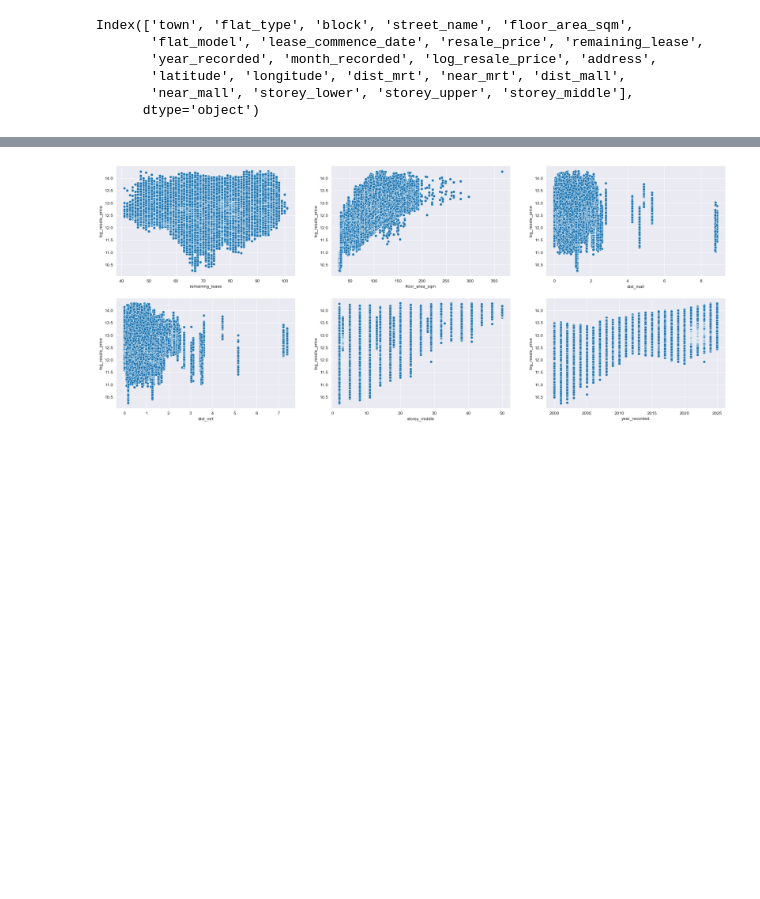
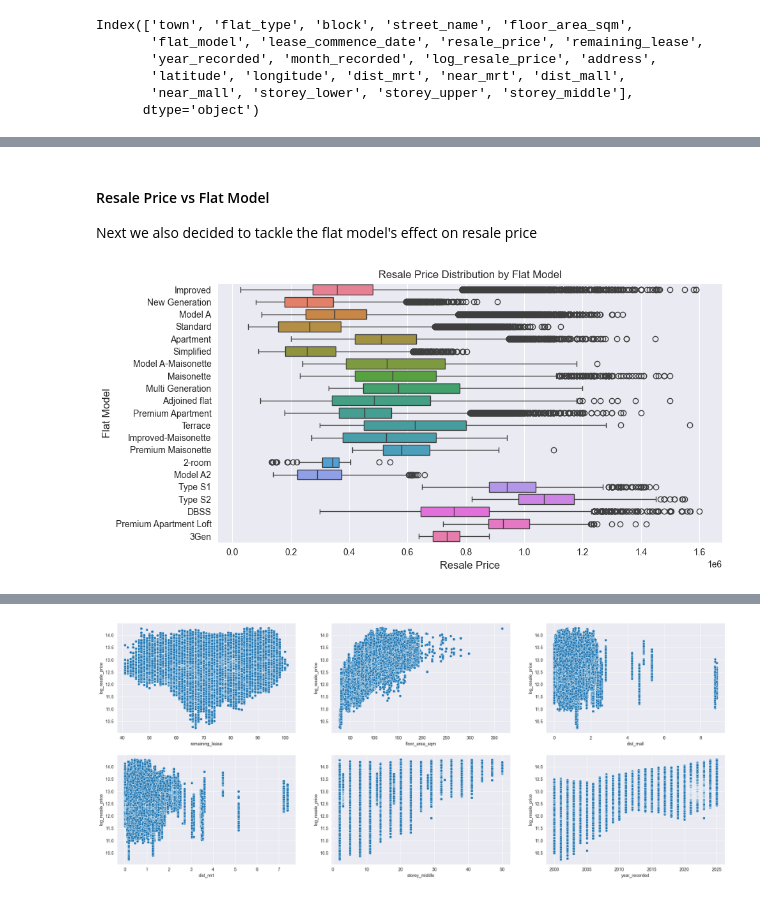
Before and after one commit to Tedyang2003/dsai-hdb-analysis, a Jupyter notebook: submission.ipynb, the cells around one changed output, grey strips where cells are left out. Drawn from its saved outputs; the diff is of its cells as text; code cells hidden in the pictures; blank space fills up the shorter version.

```diff
--- a/submission.ipynb
+++ b/submission.ipynb
@@ -669,0 +659,14 @@ Next we wanted to take a look at the correlations between different features in
+# %% [markdown]
+#### Resale Price vs Flat Model
+
+Next we also decided to tackle the flat model's effect on resale price
+# %%
+plt.figure(figsize=(10, 5))
+sns.boxplot(data=merged_df, x='resale_price', y='flat_model', hue='flat_model')
+plt.title('Resale Price Distribution by Flat Model', fontsize=12)
+plt.xlabel('Resale Price', fontsize=12)
+plt.ylabel('Flat Model', fontsize=12)
+plt.tight_layout()
+plt.show()
+# %% [output]
+[figure, added]
```
Also changed, not shown: parts of 59 cells of this notebook.
